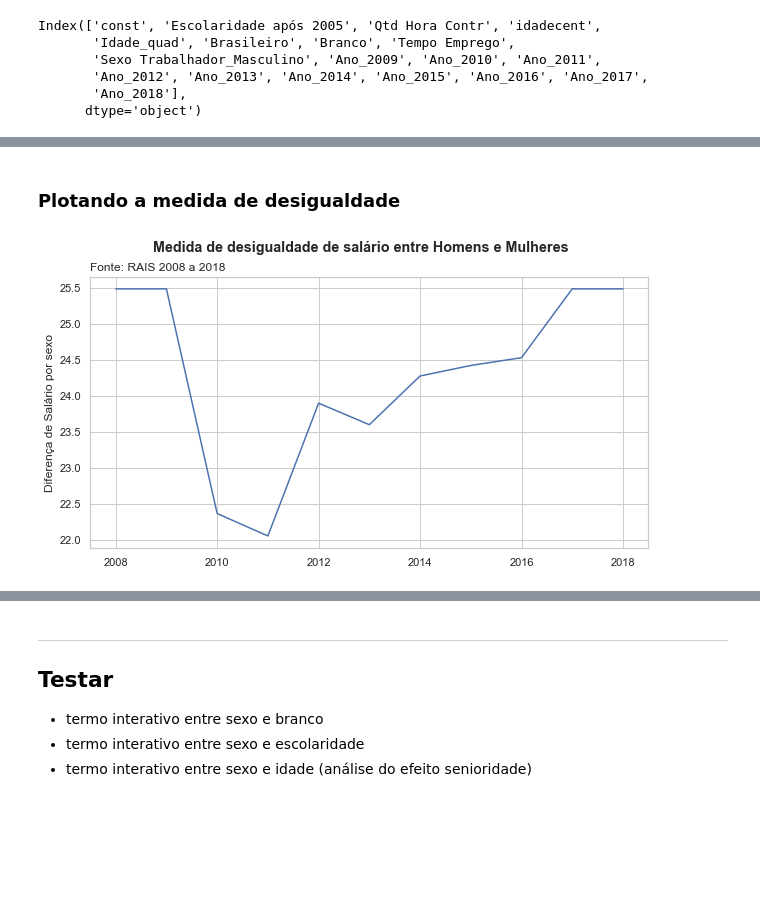
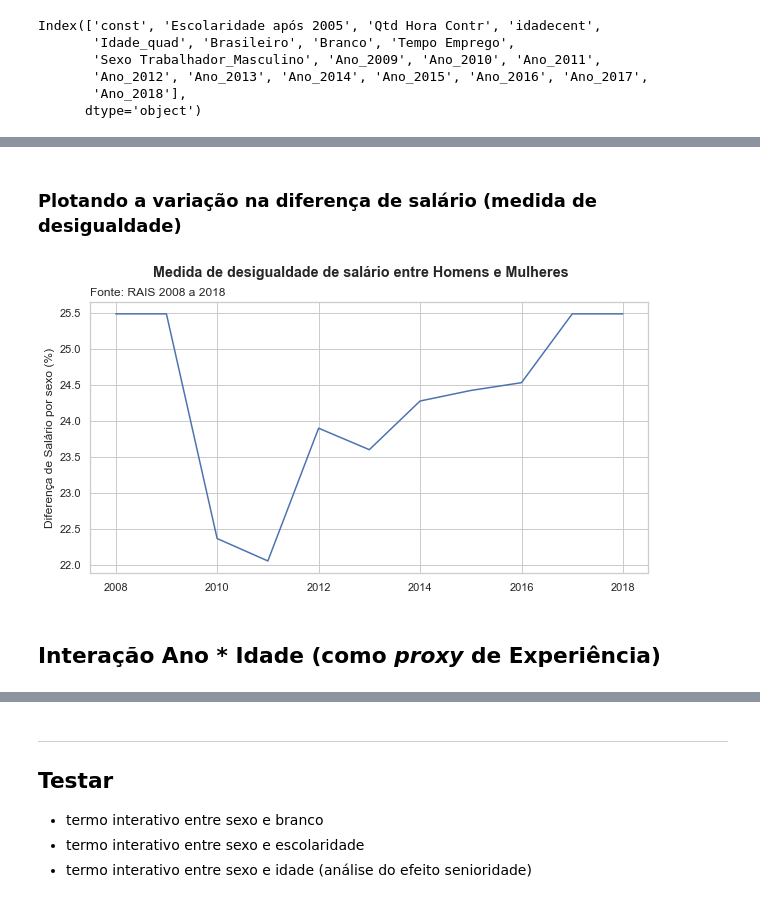
Before and after one commit to neylsoncrepalde/diversidade_mercado_ia, a Jupyter notebook: src/exploratoria.ipynb, the cells around one changed output, grey strips where cells are left out. Cells and saved outputs as stored; diff of their text form; code cells hidden in the pictures; blank space fills up the shorter version.

```diff
--- a/src/exploratoria.ipynb
+++ b/src/exploratoria.ipynb
@@ -748,26 +777,28 @@ Warnings:
 [2] The condition number is large, 6.11e+03. This might indicate that there are
 strong multicollinearity or other numerical problems.
 # %% [markdown]
-### Plotando a medida de desigualdade
+### Plotando a variação na diferença de salário (medida de desigualdade)
 # %%
 desigualdade = (np.array([reg_int_anosexo.params['Sexo Trabalhador_Masculino'],
                reg_int_anosexo.params['Sexo Trabalhador_Masculino'],
                reg_int_anosexo.params['Sexo Trabalhador_Masculino'] + reg_int_anosexo.params['sexoM_2010'],
                reg_int_anosexo.params['Sexo Trabalhador_Masculino'] + reg_int_anosexo.params['sexoM_2011'],
                reg_int_anosexo.params['Sexo Trabalhador_Masculino'] + reg_int_anosexo.params['sexoM_2012'],
                reg_int_anosexo.params['Sexo Trabalhador_Masculino'] + reg_int_anosexo.params['sexoM_2013'],
                reg_int_anosexo.params['Sexo Trabalhador_Masculino'] + reg_int_anosexo.params['sexoM_2014'],
                reg_int_anosexo.params['Sexo Trabalhador_Masculino'] + reg_int_anosexo.params['sexoM_2015'],
                reg_int_anosexo.params['Sexo Trabalhador_Masculino'] + reg_int_anosexo.params['sexoM_2016'],
                reg_int_anosexo.params['Sexo Trabalhador_Masculino'],
                reg_int_anosexo.params['Sexo Trabalhador_Masculino']]) * 100).round(4)
 
 plt.figure(figsize=(10,5))
 plt.plot(np.arange(2008, 2019), desigualdade)
 plt.suptitle("Medida de desigualdade de salário entre Homens e Mulheres", fontweight="bold", fontsize="large")
 plt.title("Fonte: RAIS 2008 a 2018", loc='left')
-plt.ylabel("Diferença de Salário por sexo")
+plt.ylabel("Diferença de Salário por sexo (%)")
 #plt.ylim(21.5, 26)
 plt.show()
 # %% [output]
-[figure, old version]
+[figure, new version]
+# %% [markdown]
+## Interação Ano * Idade (como *proxy* de Experiência)
```
Also changed, not shown: parts of 23 cells of this notebook.
